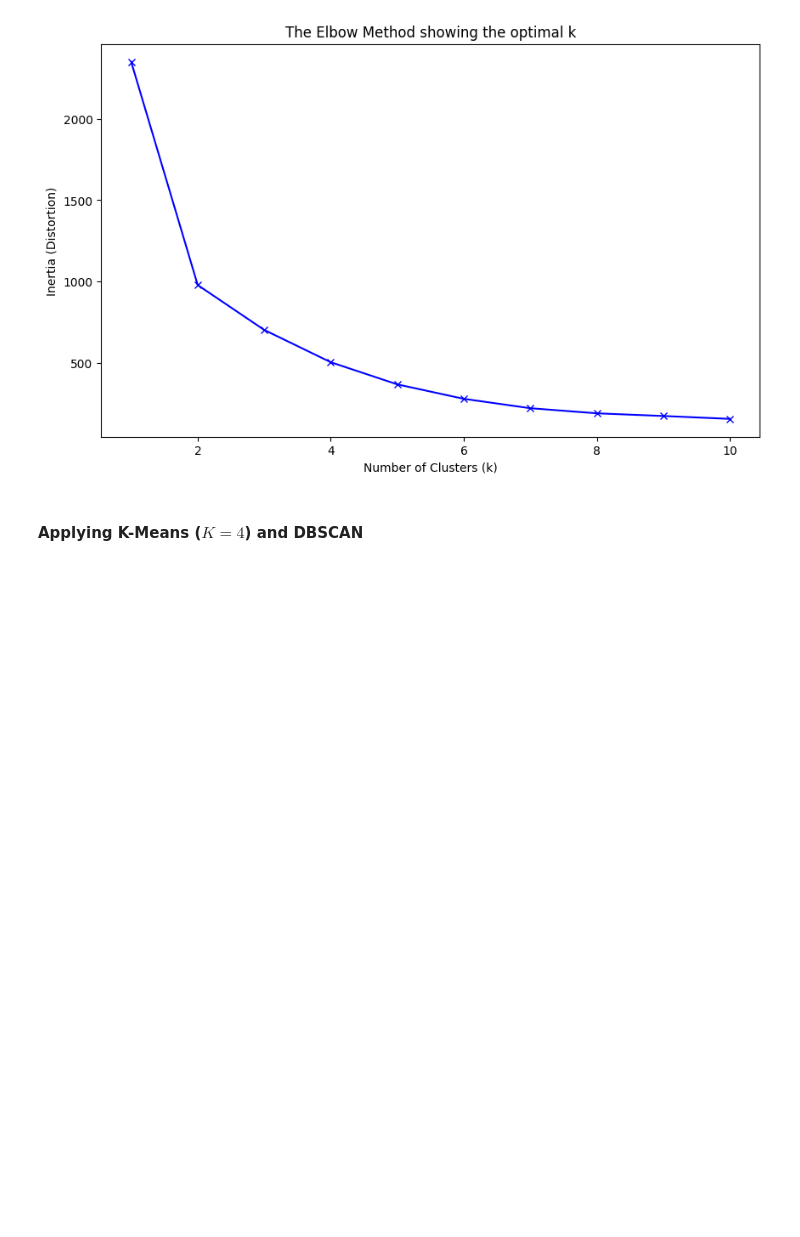
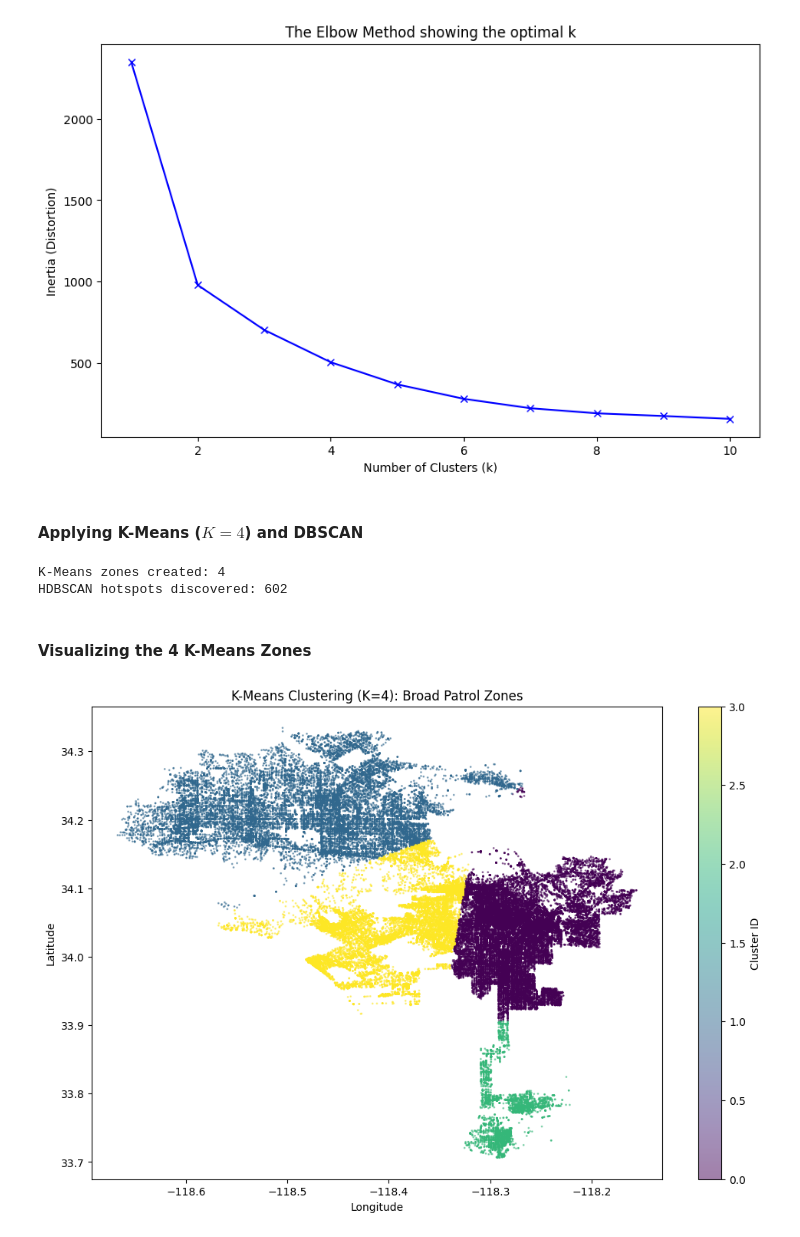
Before and after one commit to Arya1912/Capstone-LAPDCrimeData, a Jupyter notebook: CodeCrimeData.ipynb, the cells around one changed output. Saved outputs shown, nothing was run; the diff lists cells and outputs as text; code cells hidden in the pictures; blank space fills up the shorter version.

```diff
--- a/CodeCrimeData.ipynb
+++ b/CodeCrimeData.ipynb
@@ -261,19 +261,3 @@ plt.show()
 [figure]
 # %% [markdown]
 #### Applying K-Means ($K=4$) and DBSCAN
-# %%
-from sklearn.cluster import KMeans, DBSCAN
-import matplotlib.pyplot as plt
-
-# 1. K-Means: Partitioning the city into 4 zones
-kmeans = KMeans(n_clusters=4, n_init=10, random_state=42)
-df['KMeans_Cluster'] = kmeans.fit_predict(df[['LAT', 'LON']])
-
-# 2. DBSCAN: Identifying high-density hotspots
-# eps=0.01 is ~1km radius; min_samples=100 defines a dense area
-dbscan = DBSCAN(eps=0.01, min_samples=100)
-df['DBSCAN_Cluster'] = dbscan.fit_predict(df[['LAT', 'LON']])
-
-n_clusters_dbscan = len(set(df['DBSCAN_Cluster'])) - (1 if -1 in df['DBSCAN_Cluster'] else 0)
-print(f"K-Means zones created: 4")
-print(f"DBSCAN hotspots discovered: {n_clusters_dbscan}")
@@ -279,0 +270,38 @@ print(f"DBSCAN hotspots discovered: {n_clusters_dbscan}")
+# %%
+import hdbscan
+
+# 1. min_cluster_size: The smallest group to be considered a 'hotspot' (e.g., 500 crimes)
+# 2. min_samples: Controls how conservative the clustering is
+clusterer = hdbscan.HDBSCAN(min_cluster_size=500, min_samples=15, gen_min_span_tree=True)
+
+# We use only LAT and LON for spatial density
+df['DBSCAN_Cluster'] = clusterer.fit_predict(df[['LAT', 'LON']])
+# %%
+# Check the results
+n_clusters_hdb = len(set(df['DBSCAN_Cluster'])) - (1 if -1 in df['DBSCAN_Cluster'] else 0)
+print(f"K-Means zones created: 4")
+print(f"HDBSCAN hotspots discovered: {n_clusters_hdb}")
+# %% [output]
+K-Means zones created: 4
+HDBSCAN hotspots discovered: 602
+# %% [markdown]
+#### Visualizing the 4 K-Means Zones
+# %%
+import matplotlib.pyplot as plt
+import seaborn as sns
+
+plt.figure(figsize=(12, 8))
+# We use a sample of 100k points to ensure the plot is responsive
+sample_df = df.sample(100000, random_state=42)
+
+plt.scatter(sample_df['LON'], sample_df['LAT'],
+            c=sample_df['KMeans_Cluster'],
+            cmap='viridis', s=1, alpha=0.5)
+
+plt.title('K-Means Clustering (K=4): Broad Patrol Zones')
+plt.xlabel('Longitude')
+plt.ylabel('Latitude')
+plt.colorbar(label='Cluster ID')
+plt.show()
+# %% [output]
+[figure, added]
```
Also changed, not shown: parts of 33 cells of this notebook.
